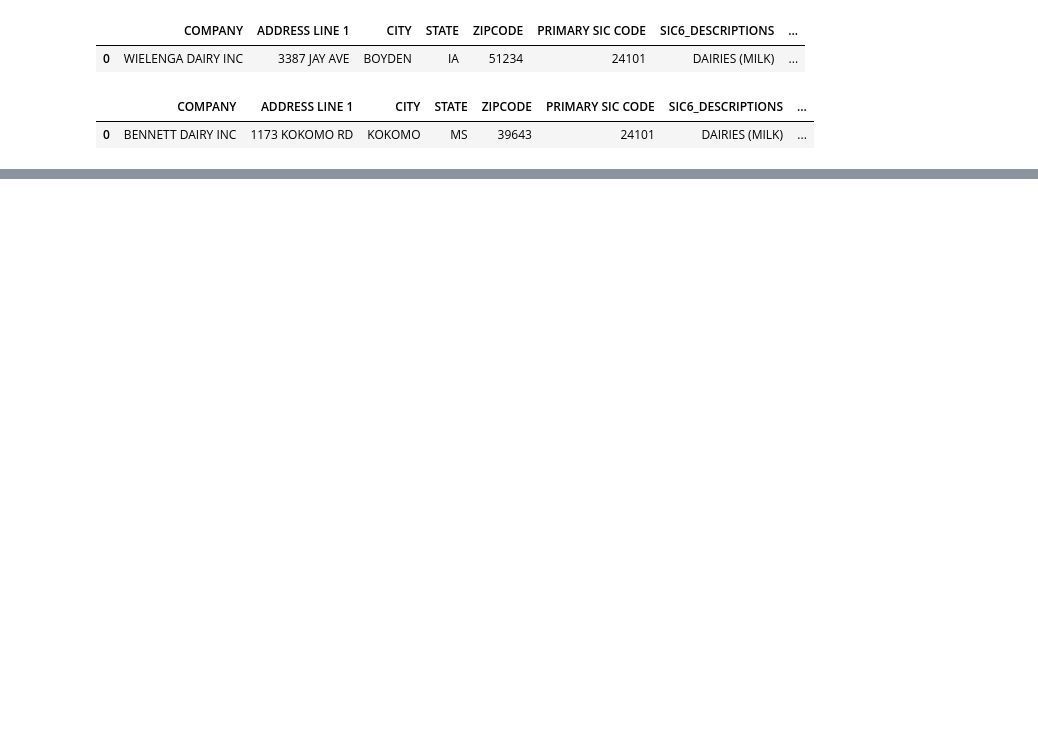
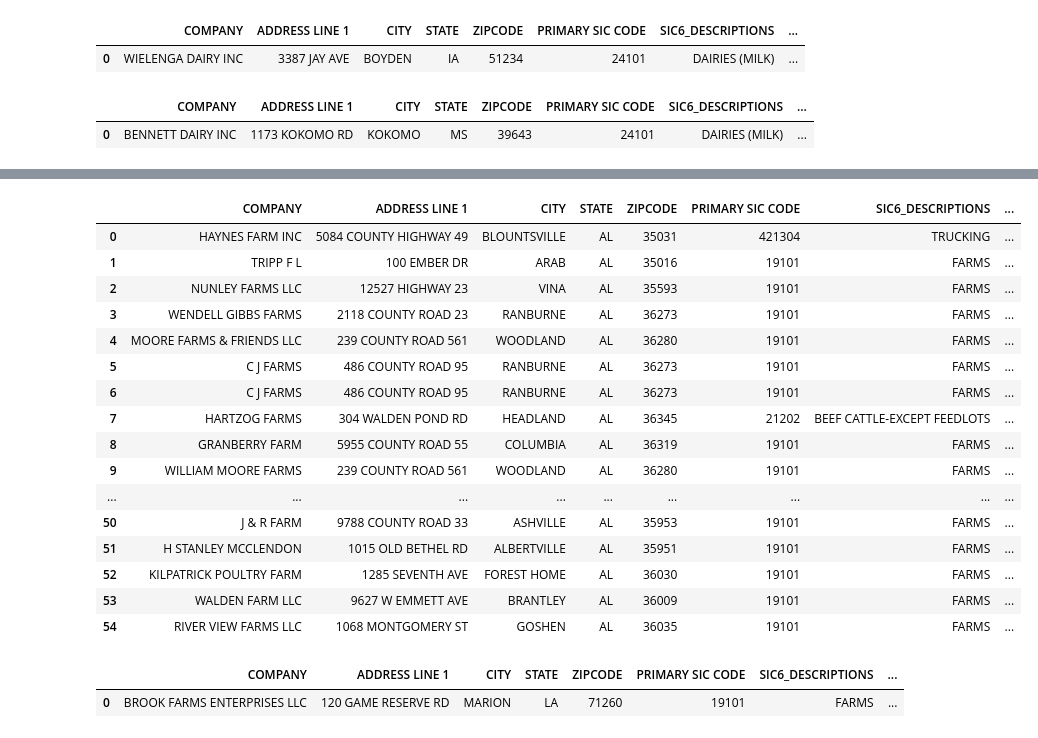
Before and after one commit to uchicago-dsi/rafi-poultry, a Jupyter notebook: notebooks/counterglow_explore.ipynb, the cells around one changed output, grey strips where cells are left out. Saved outputs shown, nothing was run; the diff lists cells and outputs as text; code cells hidden in the pictures; blank space fills up the shorter version.

```diff
--- a/notebooks/counterglow_explore.ipynb
+++ b/notebooks/counterglow_explore.ipynb
@@ -253,0 +630,25 @@ GA: Total number of matches: 0
+# %%
+igroup_sic_0191_dict['AL']
+# %% [output]
+|  | COMPANY | ADDRESS LINE 1 | CITY | STATE | ZIPCODE | PRIMARY SIC CODE | SIC6_DESCRIPTIONS | ... |
+| 0 | HAYNES FARM INC | 5084 COUNTY HIGHWAY 49 | BLOUNTSVILLE | AL | 35031 | 421304 | TRUCKING | ... |
+| 1 | TRIPP F L | 100 EMBER DR | ARAB | AL | 35016 | 19101 | FARMS | ... |
+| 2 | NUNLEY FARMS LLC | 12527 HIGHWAY 23 | VINA | AL | 35593 | 19101 | FARMS | ... |
+| 3 | WENDELL GIBBS FARMS | 2118 COUNTY ROAD 23 | RANBURNE | AL | 36273 | 19101 | FARMS | ... |
+| 4 | MOORE FARMS & FRIENDS LLC | 239 COUNTY ROAD 561 | WOODLAND | AL | 36280 | 19101 | FARMS | ... |
+| 5 | C J FARMS | 486 COUNTY ROAD 95 | RANBURNE | AL | 36273 | 19101 | FARMS | ... |
+| 6 | C J FARMS | 486 COUNTY ROAD 95 | RANBURNE | AL | 36273 | 19101 | FARMS | ... |
+| 7 | HARTZOG FARMS | 304 WALDEN POND RD | HEADLAND | AL | 36345 | 21202 | BEEF CATTLE-EXCEPT FEEDLOTS | ... |
+| 8 | GRANBERRY FARM | 5955 COUNTY ROAD 55 | COLUMBIA | AL | 36319 | 19101 | FARMS | ... |
+| 9 | WILLIAM MOORE FARMS | 239 COUNTY ROAD 561 | WOODLAND | AL | 36280 | 19101 | FARMS | ... |
+| ... | ... | ... | ... | ... | ... | ... | ... | ... |
+| 50 | J & R FARM | 9788 COUNTY ROAD 33 | ASHVILLE | AL | 35953 | 19101 | FARMS | ... |
+| 51 | H STANLEY MCCLENDON | 1015 OLD BETHEL RD | ALBERTVILLE | AL | 35951 | 19101 | FARMS | ... |
+| 52 | KILPATRICK POULTRY FARM | 1285 SEVENTH AVE | FOREST HOME | AL | 36030 | 19101 | FARMS | ... |
+| 53 | WALDEN FARM LLC | 9627 W EMMETT AVE | BRANTLEY | AL | 36009 | 19101 | FARMS | ... |
+| 54 | RIVER VIEW FARMS LLC | 1068 MONTGOMERY ST | GOSHEN | AL | 36035 | 19101 | FARMS | ... |
+# %%
+igroup_sic_0191_dict['LA']
+# %% [output]
+|  | COMPANY | ADDRESS LINE 1 | CITY | STATE | ZIPCODE | PRIMARY SIC CODE | SIC6_DESCRIPTIONS | ... |
+| 0 | BROOK FARMS ENTERPRISES LLC | 120 GAME RESERVE RD | MARION | LA | 71260 | 19101 | FARMS | ... |
```
Also changed, not shown: parts of 117 cells of this notebook.
